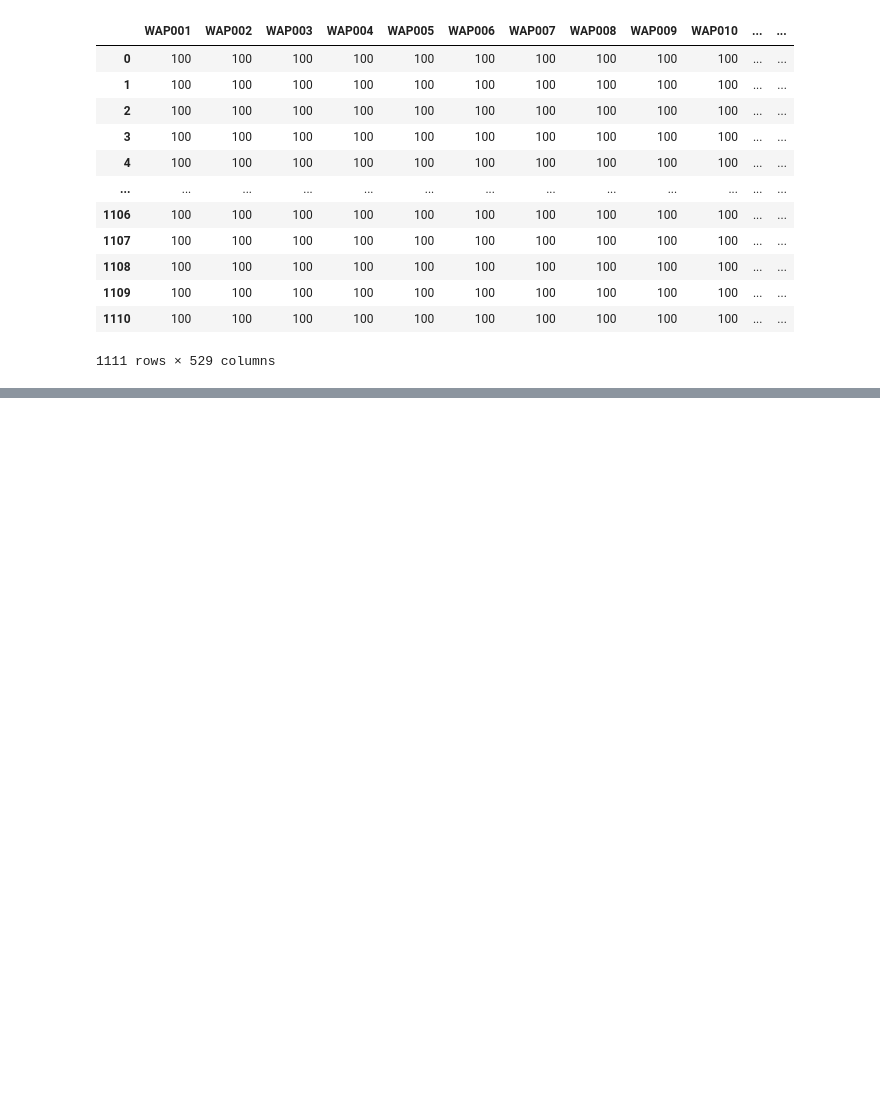
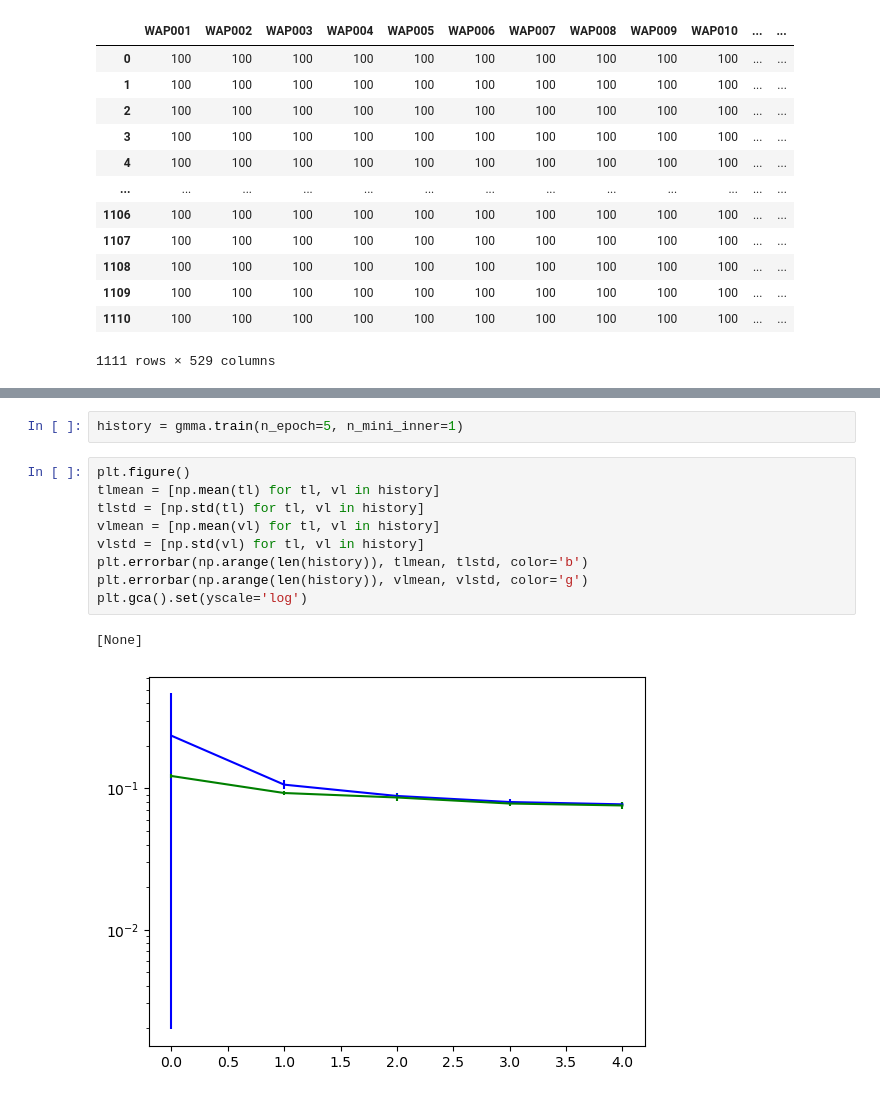
Before and after one commit to owen8877/ECO388, a Jupyter notebook: hw3/playground.ipynb, the cells around one changed output, grey strips where cells are left out. Drawn from its saved outputs; the diff is of its cells as text; blank space fills up the shorter version.

```diff
--- a/hw3/playground.ipynb
+++ b/hw3/playground.ipynb
@@ -467,0 +156,14 @@ tt
+# %%
+history = gmma.train(n_epoch=5, n_mini_inner=1)
+# %%
+plt.figure()
+tlmean = [np.mean(tl) for tl, vl in history]
+tlstd = [np.std(tl) for tl, vl in history]
+vlmean = [np.mean(vl) for tl, vl in history]
+vlstd = [np.std(vl) for tl, vl in history]
+plt.errorbar(np.arange(len(history)), tlmean, tlstd, color='b')
+plt.errorbar(np.arange(len(history)), vlmean, vlstd, color='g')
+plt.gca().set(yscale='log')
+# %% [output]
+[None]
+[figure, added]
```
Also changed, not shown: parts of 82 cells of this notebook, 9 other files.
